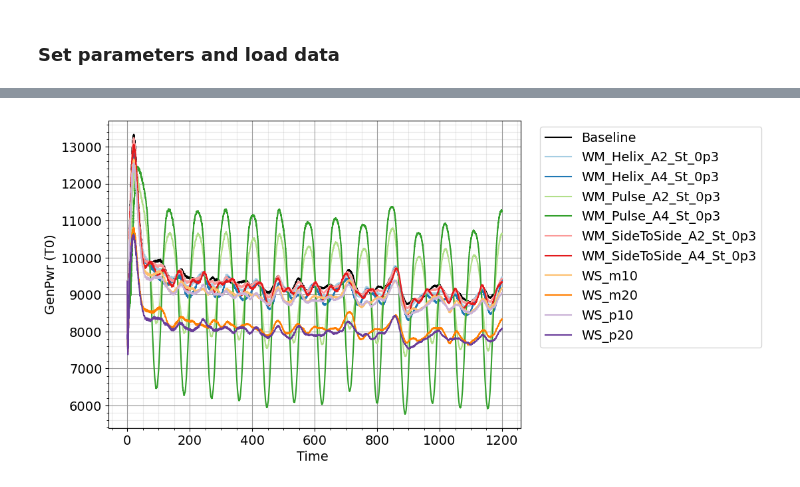
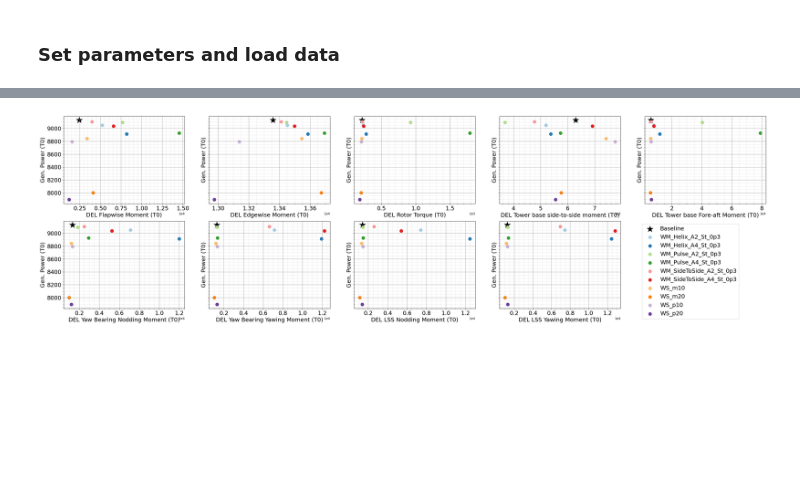
Before and after one commit to lawrenceccheung/AdvancedControlsWakes, a Jupyter notebook: post_processing/power_vs_DEL.ipynb, the cells around one changed output, grey strips where cells are left out. Drawn from its saved outputs; the diff is of its cells as text; code cells hidden in the pictures; blank space fills up the shorter version.

Commit message:
Simplifying power vs DEL notebook for use with new post processing engine

```diff
--- a/post_processing/power_vs_DEL.ipynb
+++ b/post_processing/power_vs_DEL.ipynb
@@ -245,0 +50,12 @@ WS_p20   1200   [25000 25001 25002 ... 59997 59998 59999]
+# %%
+dataMean = {}
+dataDEL  = {}
+for caseiter, case in enumerate(cases):
+    dataMean[case] = {}
+    dataDEL[case] = {}
+    for turbineiter, turbine in enumerate(turbines):
+        file = data_dir + '/' + case + '/postpro/OpenFAST/' + turbine +'_mean.csv'
+        dataMean[case][turbine] = pd.read_csv(file)
+
+        file = data_dir + '/' + case + '/postpro/OpenFAST/' + turbine +'_DEL.csv'
+        dataDEL[case][turbine] = pd.read_csv(file)
@@ -246,44 +64,34 @@ WS_p20   1200   [25000 25001 25002 ... 59997 59998 59999]
 # %%
-#plot mean data
-#colors = ['k','tab:blue','tab:purple','tab:red']
-colors = ['k','tab:blue','tab:red','tab:purple','tab:green']
-colors = ['k','#a6cee3','#1f78b4','#b2df8a','#33a02c','#fb9a99','#e31a1c','#fdbf6f','#ff7f00','#cab2d6','#6a3d9a']
-timeseries_vars = ['GenPwr','RootMyb1']
-for tvar in timeseries_vars:
-    fig, ax1 = plt.subplots(1,1,figsize=(8,6),sharex=False,sharey=True)
-    counter = 0
-    for caseiter, case in enumerate(case_names):
-        #if "WS" not in case:
-        if 'Baseline' in case:
-            marker = '*'
-        else:
-            marker = '.'
-        ax1.plot(openfastData[case][str(9)]['Time'],openfastData[case][str(9)][tvar],label=case,c=colors[counter])
-        print(case,tvar,caseMeans[case][tvar])
-        counter += 1
+#colors = ['k','tab:blue','tab:red','tab:purple','tab:green']
+for turbine in turbines:
+    colors = ['k','#a6cee3','#1f78b4','#b2df8a','#33a02c','#fb9a99','#e31a1c','#fdbf6f','#ff7f00','#cab2d6','#6a3d9a']
+    fig, ax1 = plt.subplots(2,5,figsize=(40,11),sharex=False,sharey=True)
+    ax1=ax1.flatten()
+    ax_counter = 0
+    for quantity in vars[4:]:
+        for counter ,case in enumerate(cases):
+            if 'Baseline' in case:
+                marker = '*'
+            else:
+                marker = '.'
+            ax1[ax_counter].scatter(dataDEL[case][turbine][quantity],dataMean[case][turbine]['GenPwr'],label=case,c=colors[counter],marker=marker,s=400)
+            counter += 1
 
-    fsize = 14
-    #ax1[ax_counter].set_xlabel("DEL " + quantity,fontsize=fsize)
-    ax1.set_ylabel(tvar + " (T0)",fontsize=fsize)
-    ax1.set_xlabel("Time ",fontsize=fsize)
-    ax1.grid(visible=True, which='major', color='#999999', linestyle='-')
-    ax1.grid(visible=True, which='minor', color='#999999', linestyle='-', alpha=0.2)
-    ax1.minorticks_on()
-    ax1.tick_params(axis='x',labelsize=fsize)
-    ax1.tick_params(axis='y',labelsize=fsize)
-    #ax1.ticklabel_format(style='sci',axis='x',scilimits=(0,0))
+        fsize = 18
+        #ax1[ax_counter].set_xlabel("DEL " + quantity,fontsize=fsize)
+        ax1[ax_counter].set_ylabel("Gen. Power (" + turbine + ")",fontsize=fsize)
+        ax1[ax_counter].set_xlabel("DEL " + vars_and_labels[quantity][0] + " (" + turbine +")",fontsize=fsize)
+        ax1[ax_counter].grid(visible=True, which='major', color='#999999', linestyle='-')
+        ax1[ax_counter].grid(visible=True, which='minor', color='#999999', linestyle='-', alpha=0.2)
+        ax1[ax_counter].minorticks_on()
+        ax1[ax_counter].tick_params(axis='x',labelsize=fsize)
+        ax1[ax_counter].tick_params(axis='y',labelsize=fsize)
+        ax1[ax_counter].ticklabel_format(style='sci',axis='x',scilimits=(0,0))
 
-    ax1.legend(loc='upper right',bbox_to_anchor=(1.6,1),fontsize=fsize)
+        #fig.legend(loc='upper right', bbox_to_anchor=(1, 1))
+        #fig.tight_layout()
+        ax_counter += 1
 
-    counter = 0
-    for caseiter, case in enumerate(case_names):
-        #if "WS" not in case:
-        if 'Baseline' in case:
-            marker = '*'
-        else:
-            marker = '.'
-        #ax1.scatter(total_time_list[caseiter][0]+tinit-(1200-tinit),12000,marker='D',c=colors[counter])
-        #ax1.axvline(x=total_time_list[caseiter][0]+tinit, linestyle='dashed', color=colors[counter])
-        counter += 1
-    #ax1.axvline(x=tinit, linestyle='dashed', color='k')
+    ax1[-1].axis('off')
+    ax1[-2].legend(loc='upper right',bbox_to_anchor=(2,1),fontsize=fsize)
 # %% [output]
@@ -307 +98 @@ WS_p20 RootMyb1 [44329.77085714286]
-[figure, old version]
+[figure, new version]
```
Also changed, not shown: parts of 14 cells of this notebook.
